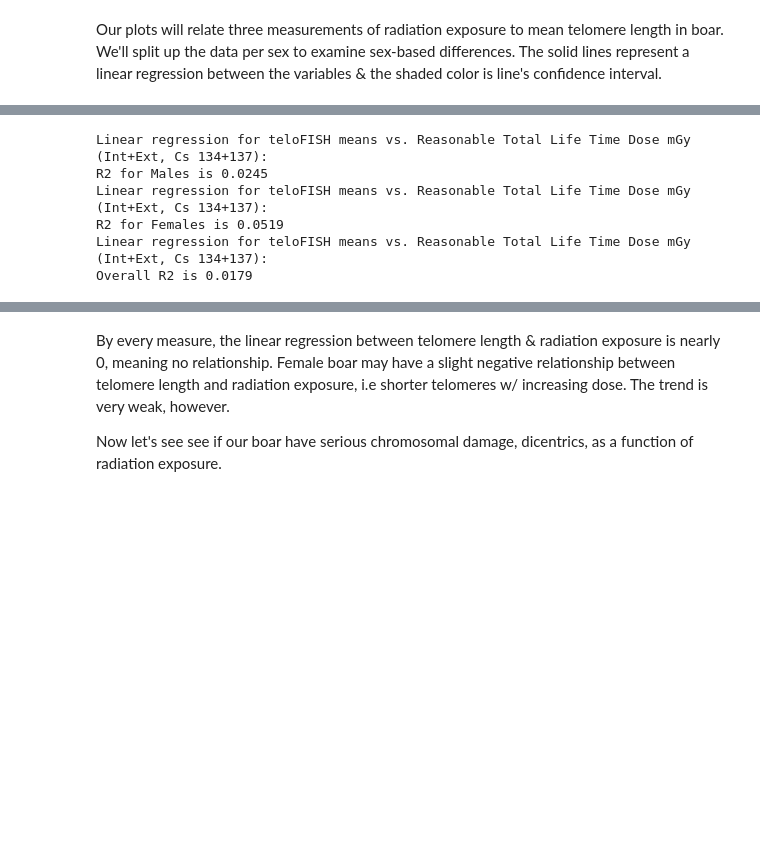
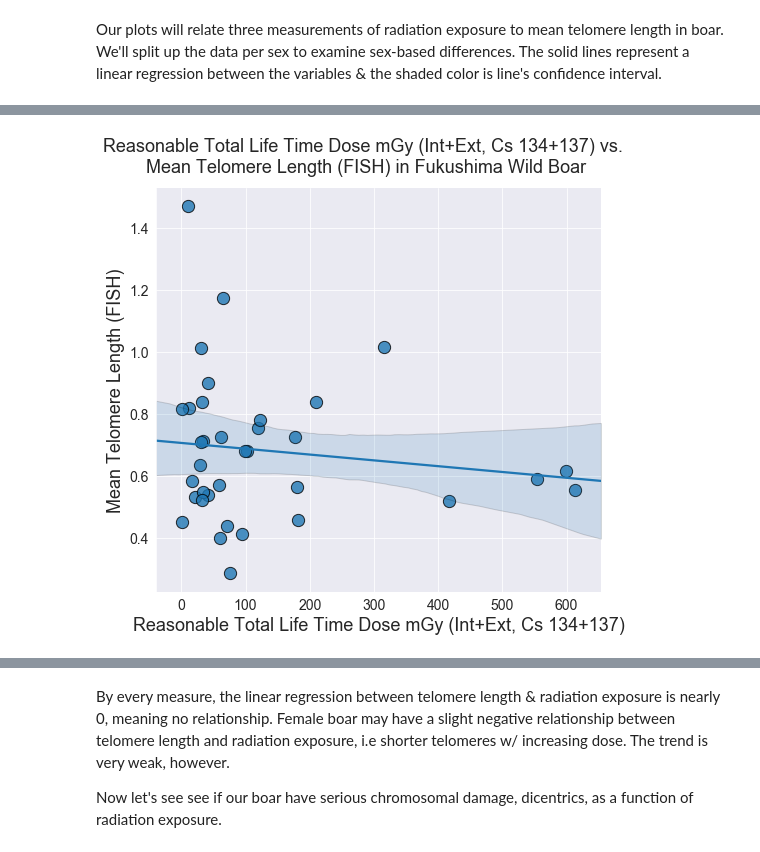
Before and after one commit to Jared-Luxton/Fukushima-Nuclear-Disaster-Humans, a Jupyter notebook: workflow & analyses notebooks/00_Fukushima_Project_Workflow_Data_Story.ipynb, the cells around one changed output, grey strips where cells are left out. Cells and saved outputs as stored; diff of their text form; code cells hidden in the pictures; blank space fills up the shorter version.

```diff
--- a/workflow & analyses notebooks/00_Fukushima_Project_Workflow_Data_Story.ipynb
+++ b/workflow & analyses notebooks/00_Fukushima_Project_Workflow_Data_Story.ipynb
@@ -172,11 +103,8 @@ multiple_linear_regression_graphs_between_variables(x=x, y_cols_to_graph=y_cols_
 # %%
-y= 'Reasonable Total Life Time Dose mGy (Int+Ext, Cs 134+137)'
+x = 'Reasonable Total Life Time Dose mGy (Int+Ext, Cs 134+137)'
+y = 'Mean Telomere Length (FISH)'
+data=teloFISH_radiation_exposure
 
-score_linear_regressions(x='teloFISH means', y=y, data=teloFISH_radiation_exposure)
+f_tm.linear_regression_graphs_between_variables(x=x, y=y, data=data)
 # %% [output]
-Linear regression for teloFISH means vs. Reasonable Total Life Time Dose mGy (Int+Ext, Cs 134+137):
-R2 for Males is 0.0245
-Linear regression for teloFISH means vs. Reasonable Total Life Time Dose mGy (Int+Ext, Cs 134+137):
-R2 for Females is 0.0519
-Linear regression for teloFISH means vs. Reasonable Total Life Time Dose mGy (Int+Ext, Cs 134+137):
-Overall R2 is 0.0179
+[figure, added]
```
Also changed, not shown: parts of 16 cells of this notebook, 1 other file.
